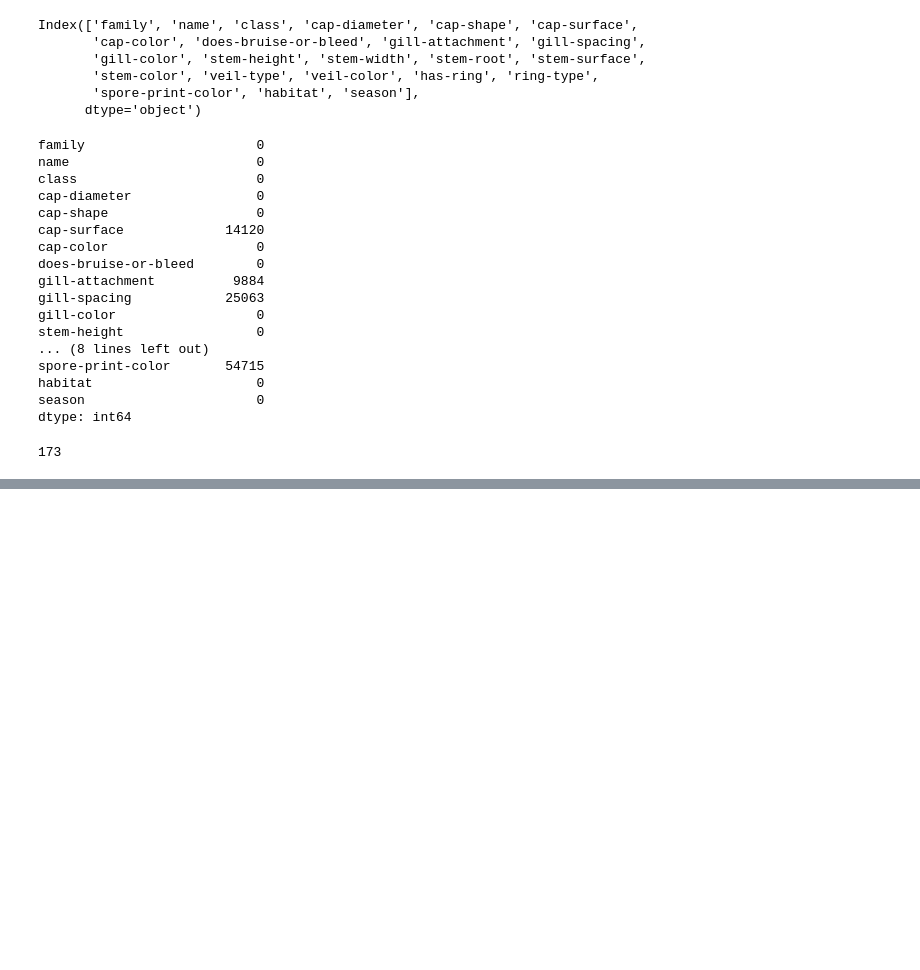
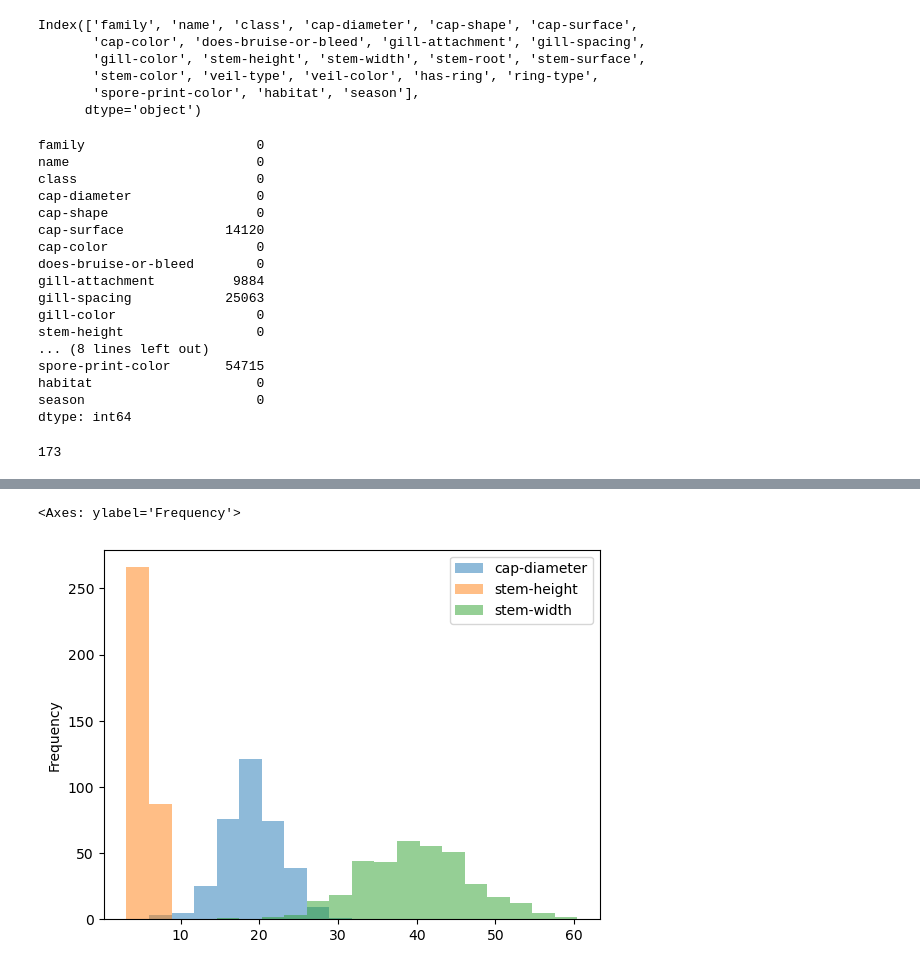
Before and after one commit to TillMeineke/ML_Zoomcamp2024_hw, a Jupyter notebook: fungiIncognita/notebooks/01_eda.ipynb, the cells around one changed output, grey strips where cells are left out. Cells and saved outputs as stored; diff of their text form; code cells hidden in the pictures; blank space fills up the shorter version.

```diff
--- a/fungiIncognita/notebooks/01_eda.ipynb
+++ b/fungiIncognita/notebooks/01_eda.ipynb
@@ -34,3 +34,6 @@ df.head(5).T
 | spore-print-color | NaN | NaN | NaN | NaN | NaN |
 | habitat | d | d | d | d | d |
 | season | u | w | u | u | w |
+# %%
+df = df.sample(frac=1).reset_index(drop=True)
+df.head(5).T
@@ -67,6 +88,13 @@ spore-print-color       54715
 habitat                     0
 season                      0
 dtype: int64
+# %%
+# list columns with missing values
+col_with_missing = df.columns[df.isna().any()].tolist()
+col_with_missing
+
+# replace missing values with "m"
+df[col_with_missing] = df[col_with_missing].fillna('m')
 # %%
 df.name.nunique()
 # %% [output]
@@ -93,0 +148,8 @@ array(['Fly Agaric', 'Panther Cap', 'False Panther Cap', 'The Blusher',
+# %%
+df_fuzzy_polypore = df[df['name'] == 'Fuzzy Polypore']
+# %%
+# Bar plots (histogramm) for cap-diameter, stem-height and stem-width
+df_fuzzy_polypore.plot(kind='hist', y=['cap-diameter', 'stem-height', 'stem-width'], bins=20, alpha=0.5)
+# %% [output]
+<Axes: ylabel='Frequency'>
+[figure, added]
```
Also changed, not shown: parts of 6 cells of this notebook, 22 other files.
